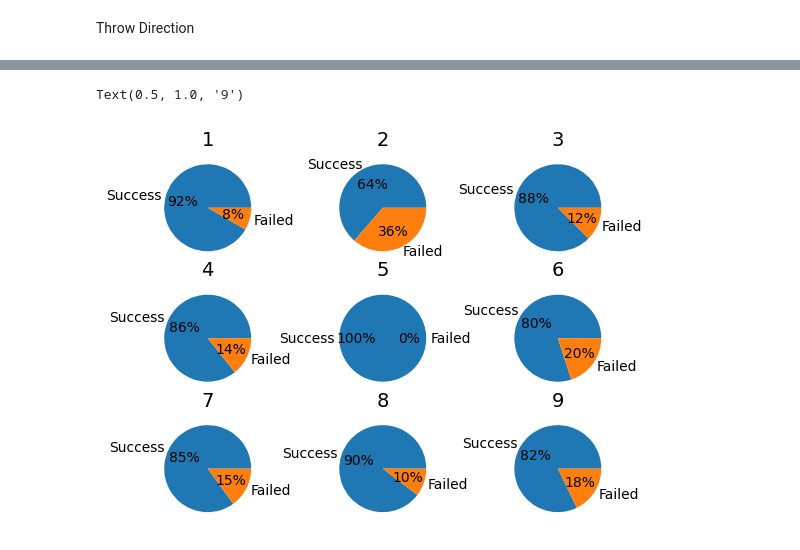
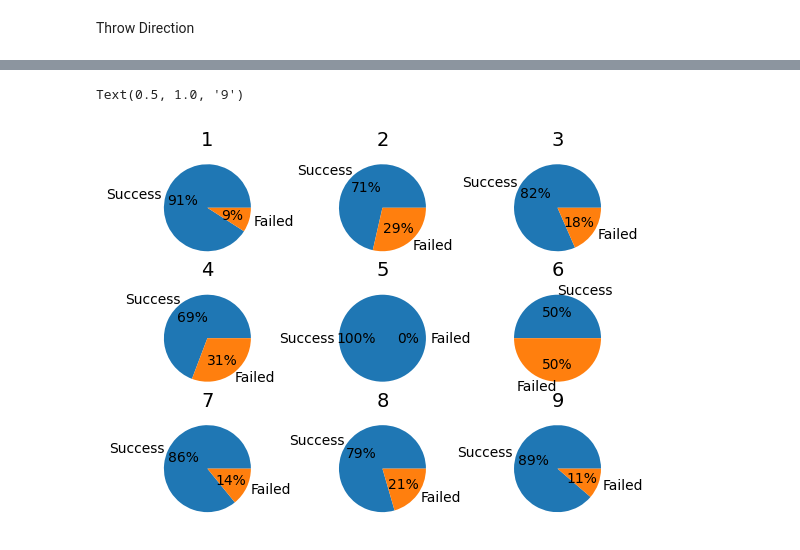
Before and after one commit to nayansavaliya/handball-data-science, a Jupyter notebook: src/FinalAnalysis/Analysis1/league2.ipynb, the cells around one changed output, grey strips where cells are left out. Saved outputs shown, nothing was run; the diff lists cells and outputs as text; code cells hidden in the pictures.

```diff
--- a/src/FinalAnalysis/Analysis1/league2.ipynb
+++ b/src/FinalAnalysis/Analysis1/league2.ipynb
@@ -418,30 +411,30 @@ df17
 # %%
 # Some data
 labels = 'Success', 'Failed'
 
 # Make figure and axes
 fig, axs = plt.subplots(3, 3)
 
-axs[0, 0].pie([22,2], labels=labels, autopct='%.0f%%' )
+axs[0, 0].pie([50,5], labels=labels, autopct='%.0f%%' )
 axs[0, 0].set_title('1', fontsize=14)
-axs[0, 1].pie([7,4], labels=labels, autopct='%.0f%%')
+axs[0, 1].pie([5,2], labels=labels, autopct='%.0f%%')
 axs[0, 1].set_title('2', fontsize=14)
-axs[0, 2].pie([21,3], labels=labels,  autopct='%.0f%%')
+axs[0, 2].pie([31,7], labels=labels,  autopct='%.0f%%')
 axs[0, 2].set_title('3', fontsize=14)
 
-axs[1, 0].pie([6,1], labels=labels, autopct='%.0f%%')
+axs[1, 0].pie([9,4], labels=labels, autopct='%.0f%%')
 axs[1, 0].set_title('4', fontsize=14)
-axs[1, 1].pie([1,0], labels=labels,  autopct='%.0f%%')
+axs[1, 1].pie([2,0], labels=labels,  autopct='%.0f%%')
 axs[1, 1].set_title('5', fontsize=14)
-axs[1, 2].pie([8,2], labels=labels, autopct='%.0f%%')
+axs[1, 2].pie([1,1], labels=labels, autopct='%.0f%%')
 axs[1, 2].set_title('6', fontsize=14)
 
-axs[2, 0].pie([34,6], labels=labels,  autopct='%.0f%%')
+axs[2, 0].pie([79,13], labels=labels,  autopct='%.0f%%')
 axs[2, 0].set_title('7', fontsize=14)
-axs[2, 1].pie([26,3], labels=labels, autopct='%.0f%%')
+axs[2, 1].pie([31,8], labels=labels, autopct='%.0f%%')
 axs[2, 1].set_title('8', fontsize=14)
-axs[2, 2].pie([60,13], labels=labels,  autopct='%.0f%%')
+axs[2, 2].pie([55,7], labels=labels,  autopct='%.0f%%')
 axs[2, 2].set_title('9', fontsize=14)
 # %% [output]
 Text(0.5, 1.0, '9')
-[figure, old version]
+[figure, new version]
```
Also changed, not shown: parts of 14 cells of this notebook, 5 other files.
